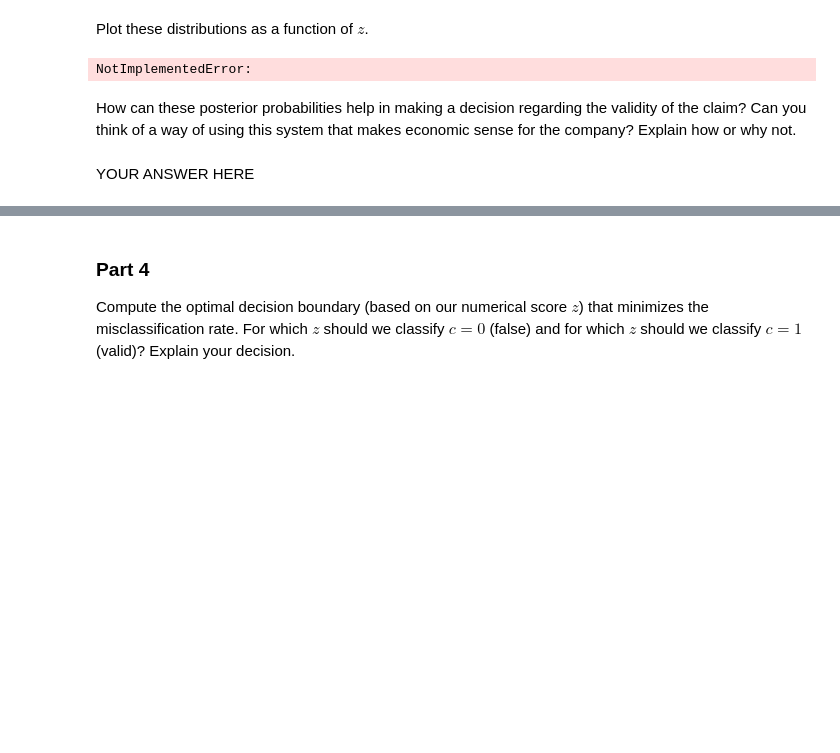
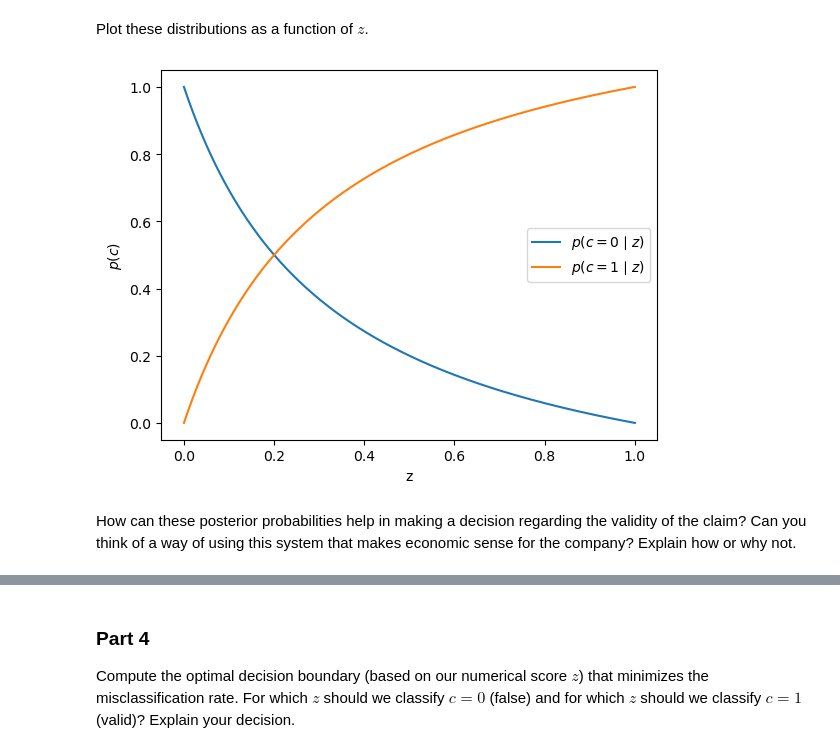
Before and after one commit to meraxion/SML24, a Jupyter notebook: SML24_as02/SML24_as02_1.ipynb, the cells around one changed output, grey strips where cells are left out. Saved outputs shown, nothing was run; the diff lists cells and outputs as text; code cells hidden in the pictures; blank space fills up the shorter version.

```diff
--- a/SML24_as02/SML24_as02_1.ipynb
+++ b/SML24_as02/SML24_as02_1.ipynb
@@ -143,14 +186,31 @@ YOUR ANSWER HERE
 # %% [markdown]
 Plot these distributions as a function of $z$.
-# %%
-"""
-Plot of p(c = 0 | z), p(c = 1 | z) and decision boundary.
-"""
-# YOUR CODE HERE
-raise NotImplementedError()
-# %% [output]
-NotImplementedError:
+# %%
+"""
+Plot of p(c = 0 | z), p(c = 1 | z) and decision boundary.
+"""
+# YOUR CODE HERE
+
+pc0 = 1/6
+pc1 = 5/6
+
+
+def pz(z):
+  return (3*z+1)*(z+1)/4
+
+def pc0z(alpha_1, z, pc0):
+  return (pzc0(alpha_0, z)*pc0)/pz(z)
+
+def pc1z(alpha_1, z, pc0):
+  return (pzc1(alpha_1, z)*pc1)/pz(z)
+
+plt.plot(xs, pc0z(alpha_0, xs, pc0), label=r"$p(c = 0 \mid z)$")
+plt.plot(xs, pc1z(alpha_1, xs, pc1), label=r"$p(c = 1 \mid z)$")
+plt.legend()
+plt.xlabel("z")
+plt.ylabel(r"$p(c)$")
+plt.show()
+# %% [output]
+[figure, added]
 # %% [markdown]
 How can these posterior probabilities help in making a decision regarding the validity of the claim? Can you think of a way of using this system that makes economic sense for the company? Explain how or why not.
-# %% [markdown]
-YOUR ANSWER HERE
```
Also changed, not shown: parts of 9 cells of this notebook.
